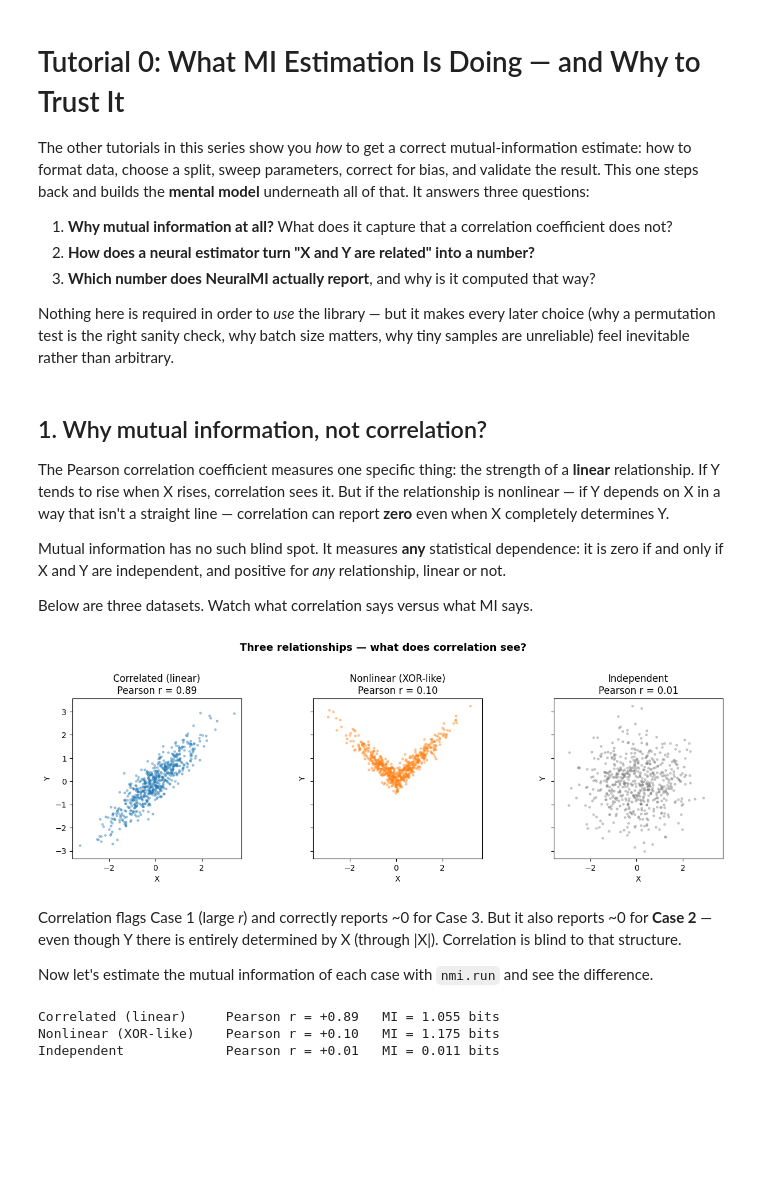
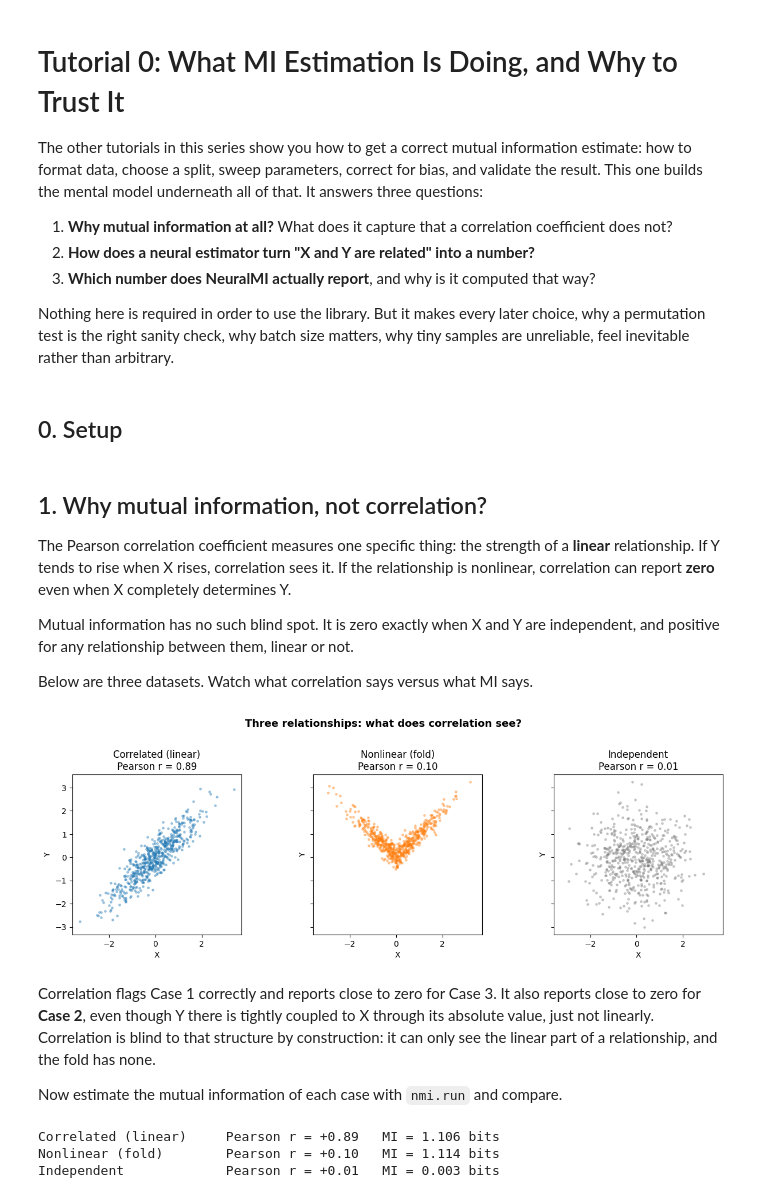
Before and after one commit to eslam-abdelaleem/NeuralMI, a Jupyter notebook: tutorials/00_Why_and_How_MI_Estimation_Works.ipynb, the cells around one changed output. Saved outputs shown, nothing was run; the diff lists cells and outputs as text; code cells hidden in the pictures; blank space fills up the shorter version.

```diff
--- a/tutorials/00_Why_and_How_MI_Estimation_Works.ipynb
+++ b/tutorials/00_Why_and_How_MI_Estimation_Works.ipynb
@@ -1,18 +1,21 @@
 # %% [markdown]
-# Tutorial 0: What MI Estimation Is Doing — and Why to Trust It
+# Tutorial 0: What MI Estimation Is Doing, and Why to Trust It
 
-The other tutorials in this series show you *how* to get a correct mutual-information estimate:
-how to format data, choose a split, sweep parameters, correct for bias, and validate the
-result. This one steps back and builds the **mental model** underneath all of that. It answers
+The other tutorials in this series show you how to get a correct mutual information
+estimate: how to format data, choose a split, sweep parameters, correct for bias, and
+validate the result. This one builds the mental model underneath all of that. It answers
 three questions:
 
-1. **Why mutual information at all?** What does it capture that a correlation coefficient does not?
+1. **Why mutual information at all?** What does it capture that a correlation
+   coefficient does not?
 2. **How does a neural estimator turn "X and Y are related" into a number?**
 3. **Which number does NeuralMI actually report**, and why is it computed that way?
 
-Nothing here is required in order to *use* the library — but it makes every later choice (why a
-permutation test is the right sanity check, why batch size matters, why tiny samples are
-unreliable) feel inevitable rather than arbitrary.
+Nothing here is required in order to use the library. But it makes every later choice,
+why a permutation test is the right sanity check, why batch size matters, why tiny
+samples are unreliable, feel inevitable rather than arbitrary.
+# %% [markdown]
+## 0. Setup
 # %%
 import warnings
 warnings.filterwarnings('ignore')   # keep this conceptual walkthrough's output clean
@@ -20,76 +23,82 @@ warnings.filterwarnings('ignore')   # keep this conceptual walkthrough's output
 import numpy as np
 import matplotlib.pyplot as plt
 import neural_mi as nmi
+
+SCALE = 1
+np.random.seed(42)
 # %% [markdown]
 ## 1. Why mutual information, not correlation?
 
-The Pearson correlation coefficient measures one specific thing: the strength of a **linear**
-relationship. If Y tends to rise when X rises, correlation sees it. But if the relationship is
-nonlinear — if Y depends on X in a way that isn't a straight line — correlation can report
-**zero** even when X completely determines Y.
+The Pearson correlation coefficient measures one specific thing: the strength of a
+**linear** relationship. If Y tends to rise when X rises, correlation sees it. If the
+relationship is nonlinear, correlation can report **zero** even when X completely
+determines Y.
 
-Mutual information has no such blind spot. It measures **any** statistical dependence: it is
-zero if and only if X and Y are independent, and positive for *any* relationship, linear or not.
+Mutual information has no such blind spot. It is zero exactly when X and Y are
+independent, and positive for any relationship between them, linear or not.
 
 Below are three datasets. Watch what correlation says versus what MI says.
 # %%
-np.random.seed(42)
-n = 600
+n = int(600 * SCALE)
 
 # Case 1: correlated Gaussians  -> strong linear relationship
 rho = 0.9
 xy = np.random.multivariate_normal([0, 0], [[1, rho], [rho, 1]], n)
 x1, y1 = xy[:, 0], xy[:, 1]
 
-# Case 2: nonlinear (XOR-like)  -> Y is set by |X|, but the Pearson r is ~ 0
+# Case 2: nonlinear (fold-like)  -> Y tracks |X| plus noise, but the Pearson r is ~ 0
 x2 = np.random.randn(n)
 y2 = np.where(x2 > 0, x2 + 0.25 * np.random.randn(n), -x2 + 0.25 * np.random.randn(n))
 
 # Case 3: independent           -> no relationship at all
 x3 = np.random.randn(n)
 y3 = np.random.randn(n)
 
 fig, axes = plt.subplots(1, 3, figsize=(13, 4), sharex=True, sharey=True)
 for ax, (x, y, title, c) in zip(axes, [
     (x1, y1, 'Correlated (linear)',  'tab:blue'),
-    (x2, y2, 'Nonlinear (XOR-like)', 'tab:orange'),
+    (x2, y2, 'Nonlinear (fold)',     'tab:orange'),
     (x3, y3, 'Independent',          'tab:gray'),
 ]):
     ax.scatter(x, y, s=6, alpha=0.35, color=c)
     ax.set_xlabel('X'); ax.set_ylabel('Y')
     ax.set_title(f'{title}\nPearson r = {np.corrcoef(x, y)[0, 1]:.2f}')
     ax.set_aspect('equal', 'box')
-fig.suptitle('Three relationships — what does correlation see?',
+fig.suptitle('Three relationships: what does correlation see?',
              y=1.05, fontsize=13, fontweight='bold')
 plt.tight_layout(); plt.show()
 # %% [output]
-[figure, old version]
+[figure, new version]
 # %% [markdown]
-Correlation flags Case 1 (large *r*) and correctly reports ~0 for Case 3. But it also reports
-~0 for **Case 2** — even though Y there is entirely determined by X (through |X|). Correlation
-is blind to that structure.
+Correlation flags Case 1 correctly and reports close to zero for Case 3. It also reports
+close to zero for **Case 2**, even though Y there is tightly coupled to X through its
+absolute value, just not linearly. Correlation is blind to that structure by
+construction: it can only see the linear part of a relationship, and the fold has none.
 
-Now let's estimate the mutual information of each case with `nmi.run` and see the difference.
+Now estimate the mutual information of each case with `nmi.run` and compare.
 # %%
-def estimate_mi(x, y):
-    """A minimal MI estimate for scalar X and Y: reshape to (n_samples, 1) and run."""
+def estimate_mi(x, y, seed=0):
+    # A minimal MI estimate for scalar X and Y: reshape to (n_samples, 1) and run.
     result = nmi.run(
         x.reshape(-1, 1).astype('float32'), y.reshape(-1, 1).astype('float32'),
         mode='estimate', split=nmi.Split(mode='random'),
         model=nmi.Model(hidden_dim=64, embedding_dim=16),
-        training=nmi.Training(n_epochs=80, batch_size=128, patience=40),
-        seed=0, show_progress=False,
+        training=nmi.Training(n_epochs=int(80 * SCALE), batch_size=128, patience=int(40 * SCALE)),
+        seed=seed, show_progress=False, n_workers=1,
     )
     return result.mi_estimate
 
+mi_values = {}
 for name, (x, y) in {
     'Correlated (linear)':  (x1, y1),
-    'Nonlinear (XOR-like)': (x2, y2),
+    'Nonlinear (fold)':     (x2, y2),
     'Independent':          (x3, y3),
 }.items():
-    print(f"{name:22s}  Pearson r = {np.corrcoef(x, y)[0, 1]:+.2f}   MI = {estimate_mi(x, y):.3f} bits")
+    mi_values[name] = estimate_mi(x, y)
+    r = np.corrcoef(x, y)[0, 1]
+    print(f"{name:22s}  Pearson r = {r:+.2f}   MI = {mi_values[name]:.3f} bits")
 # %% [output]
-Correlated (linear)     Pearson r = +0.89   MI = 1.055 bits
-Nonlinear (XOR-like)    Pearson r = +0.10   MI = 1.175 bits
-Independent             Pearson r = +0.01   MI = 0.011 bits
+Correlated (linear)     Pearson r = +0.89   MI = 1.106 bits
+Nonlinear (fold)        Pearson r = +0.10   MI = 1.114 bits
+Independent             Pearson r = +0.01   MI = 0.003 bits
 # %% [markdown]
```
Also changed, not shown: parts of 11 cells of this notebook, 6 other files.
